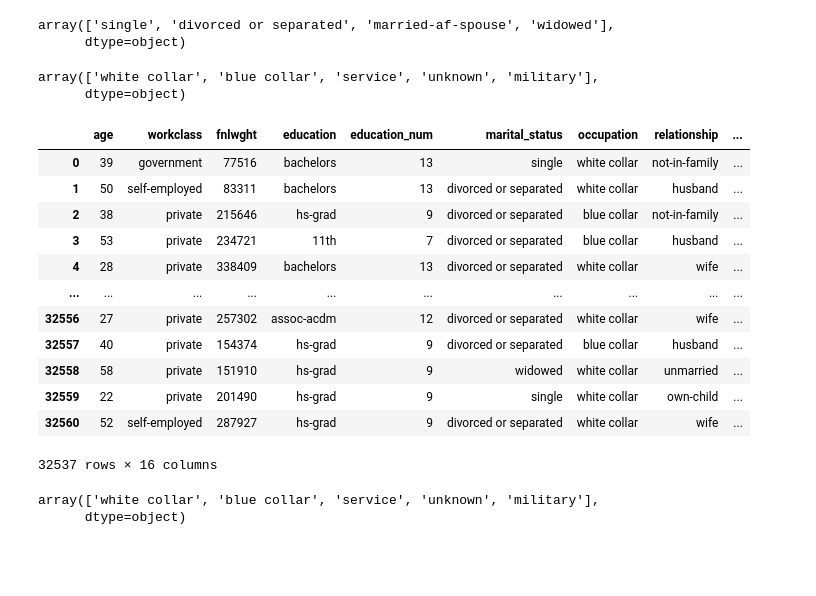
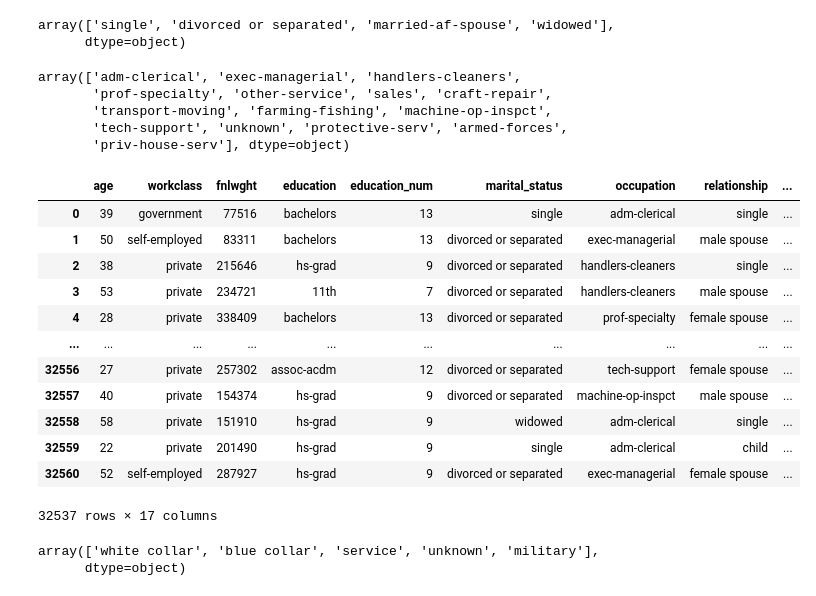
Before and after one commit to AlineMuhawenimana1/adult, a Jupyter notebook: notebooks/Data_cleaning.ipynb, the cells around one changed output. Cells and saved outputs as stored; diff of their text form; code cells hidden in the pictures; blank space fills up the shorter version.

```diff
--- a/notebooks/Data_cleaning.ipynb
+++ b/notebooks/Data_cleaning.ipynb
@@ -317,6 +317,7 @@ Index(['workclass', 'education', 'marital_status', 'occupation',
 categorical_cols = adult_df.columns[adult_df.dtypes == object]
 
 for col in categorical_cols:
-    adult_df[col] = adult_df[col].str.strip().str.lower()
+    adult_df.loc[:, col] = adult_df.loc[:, col].str.strip().str.lower()
+
 categorical_cols
 # %% [output]
@@ -351,7 +348,7 @@ array(['state-gov', 'self-emp-not-inc', 'private', 'federal-gov',
        'local-gov', 'unknown', 'self-emp-inc', 'without-pay',
        'never-worked'], dtype=object)
 # %%
-adult_df['workclass'] = adult_df['workclass'].replace({
+adult_df.loc[:,'workclass'] = adult_df['workclass'].replace({
     'state-gov': 'government',
     'loc-gov': 'government',
     'federal-gov': 'government',
@@ -378,5 +375,5 @@ adult_df
 # %%
-adult_df['education_level'] = adult_df['education'].map({
+adult_df.loc[:,'education_level'] = adult_df['education'].map({
     'bachelors': 'tertiary',
     'masters': 'tertiary',
     'doctorate': 'tertiary',
@@ -423,7 +420,7 @@ array(['never-married', 'married-civ-spouse', 'divorced',
        'married-spouse-absent', 'separated', 'married-af-spouse',
        'widowed'], dtype=object)
 # %%
-adult_df['marital_status'] = adult_df['marital_status'].replace({
+adult_df.loc[:,'marital_status'] = adult_df['marital_status'].replace({
     'never-married': 'single',
     'married-civ-spouse': 'married',
     'married-spouse-absent': 'divorced or separated',
@@ -454,39 +451,42 @@ array(['single', 'divorced or separated', 'married-af-spouse', 'widowed'],
 # %%
 adult_df['occupation'].unique()
 # %% [output]
-array(['white collar', 'blue collar', 'service', 'unknown', 'military'],
-      dtype=object)
+array(['adm-clerical', 'exec-managerial', 'handlers-cleaners',
+       'prof-specialty', 'other-service', 'sales', 'craft-repair',
+       'transport-moving', 'farming-fishing', 'machine-op-inspct',
+       'tech-support', 'unknown', 'protective-serv', 'armed-forces',
+       'priv-house-serv'], dtype=object)
 # %%
-adult_df['occupation'] = adult_df['occupation'].map({
+adult_df.loc[:,'occupation_group'] = adult_df['occupation'].map({
     'adm-clerical': 'white collar',
     'exec-managerial': 'white collar',
     'handlers-cleaners': 'blue collar',
     'prof-specialty': 'white collar',
     'other-service': 'service',
     'sales': 'white collar',
     'craft-repair': 'blue collar',
     'transport-moving': 'blue collar',
     'farming-fishing': 'blue collar',
     'machine-op-inspct': 'blue collar',
     'tech-support': 'white collar',
     'unknown': 'unknown',
     'protective-serv': 'service',
     'armed-forces': 'military',
     'priv-house-serv': 'service',
 })
 adult_df
 # %% [output]
 |  | age | workclass | fnlwght | education | education_num | marital_status | occupation | relationship | ... |
-| 0 | 39 | government | 77516 | bachelors | 13 | single | white collar | not-in-family | ... |
-| 1 | 50 | self-employed | 83311 | bachelors | 13 | divorced or separated | white collar | husband | ... |
-| 2 | 38 | private | 215646 | hs-grad | 9 | divorced or separated | blue collar | not-in-family | ... |
-| 3 | 53 | private | 234721 | 11th | 7 | divorced or separated | blue collar | husband | ... |
-| 4 | 28 | private | 338409 | bachelors | 13 | divorced or separated | white collar | wife | ... |
+| 0 | 39 | government | 77516 | bachelors | 13 | single | adm-clerical | single | ... |
+| 1 | 50 | self-employed | 83311 | bachelors | 13 | divorced or separated | exec-managerial | male spouse | ... |
+| 2 | 38 | private | 215646 | hs-grad | 9 | divorced or separated | handlers-cleaners | single | ... |
+| 3 | 53 | private | 234721 | 11th | 7 | divorced or separated | handlers-cleaners | male spouse | ... |
+| 4 | 28 | private | 338409 | bachelors | 13 | divorced or separated | prof-specialty | female spouse | ... |
 | ... | ... | ... | ... | ... | ... | ... | ... | ... | ... |
-| 32556 | 27 | private | 257302 | assoc-acdm | 12 | divorced or separated | white collar | wife | ... |
-| 32557 | 40 | private | 154374 | hs-grad | 9 | divorced or separated | blue collar | husband | ... |
-| 32558 | 58 | private | 151910 | hs-grad | 9 | widowed | white collar | unmarried | ... |
-| 32559 | 22 | private | 201490 | hs-grad | 9 | single | white collar | own-child | ... |
-| 32560 | 52 | self-employed | 287927 | hs-grad | 9 | divorced or separated | white collar | wife | ... |
+| 32556 | 27 | private | 257302 | assoc-acdm | 12 | divorced or separated | tech-support | female spouse | ... |
+| 32557 | 40 | private | 154374 | hs-grad | 9 | divorced or separated | machine-op-inspct | male spouse | ... |
+| 32558 | 58 | private | 151910 | hs-grad | 9 | widowed | adm-clerical | single | ... |
+| 32559 | 22 | private | 201490 | hs-grad | 9 | single | adm-clerical | child | ... |
+| 32560 | 52 | self-employed | 287927 | hs-grad | 9 | divorced or separated | exec-managerial | female spouse | ... |
-32537 rows × 16 columns
+32537 rows × 17 columns
 # %%
```
Also changed, not shown: parts of 11 cells of this notebook, 1 other file.
